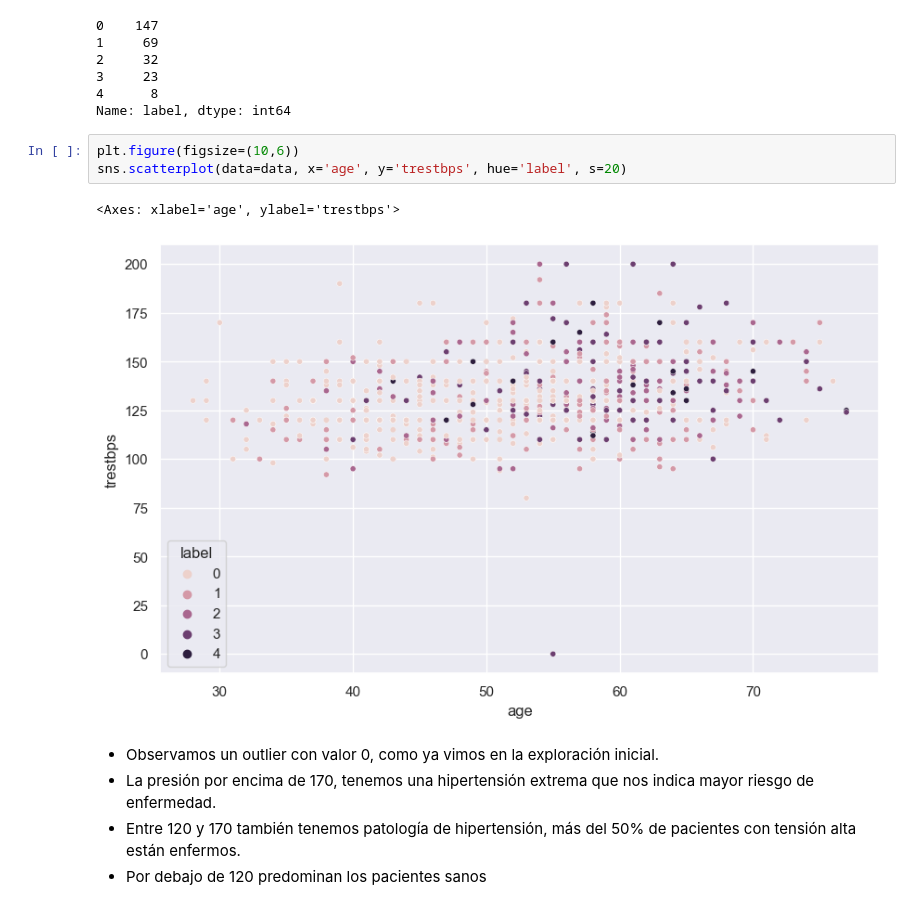
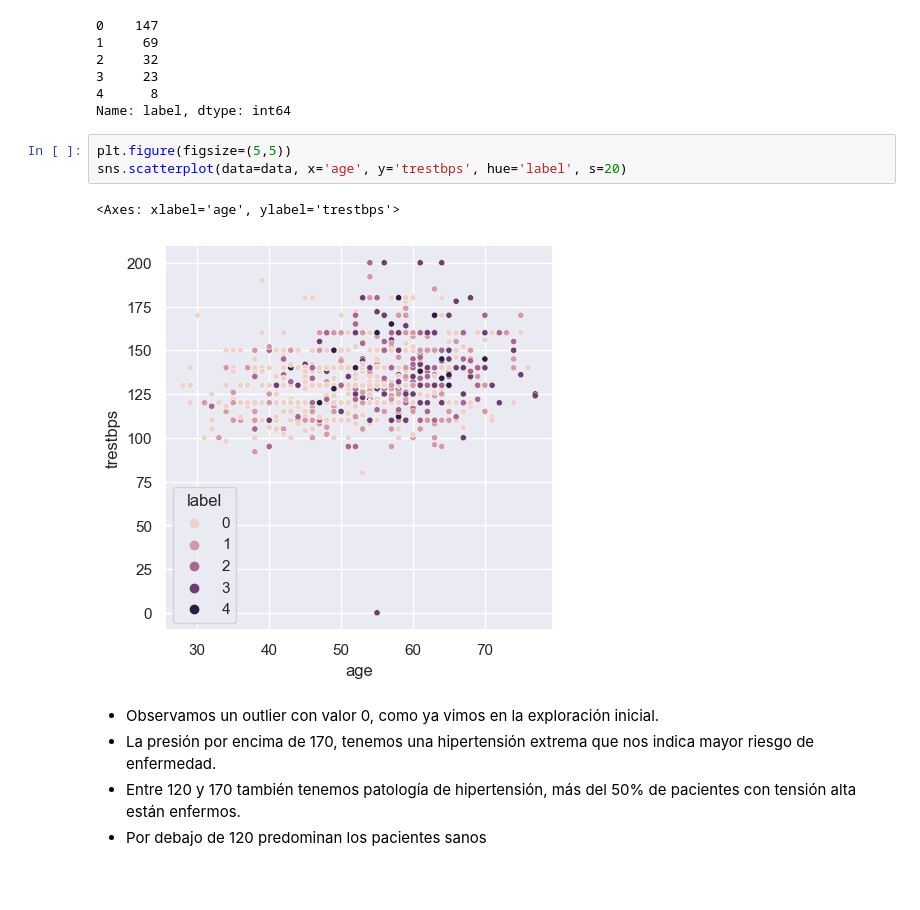
Before and after one commit to vruizext/mda-data-project-3, a Jupyter notebook: data-project-3.ipynb, the cells around one changed output. Cells and saved outputs as stored; diff of their text form; blank space fills up the shorter version.

```diff
--- a/data-project-3.ipynb
+++ b/data-project-3.ipynb
@@ -987,11 +1014,11 @@ data[(data['trestbps'] <= 120)]['label'].value_counts()
 4      8
 Name: label, dtype: int64
 # %%
-plt.figure(figsize=(10,6))
+plt.figure(figsize=(5,5))
 sns.scatterplot(data=data, x='age', y='trestbps', hue='label', s=20)
 # %% [output]
 <Axes: xlabel='age', ylabel='trestbps'>
-[figure, old version]
+[figure, new version]
 # %% [markdown]
 - Observamos un outlier con valor 0, como ya vimos en la exploración inicial.
 - La presión por encima de 170, tenemos una hipertensión extrema que nos indica mayor riesgo de enfermedad.
```
Also changed, not shown: parts of 47 cells of this notebook.
